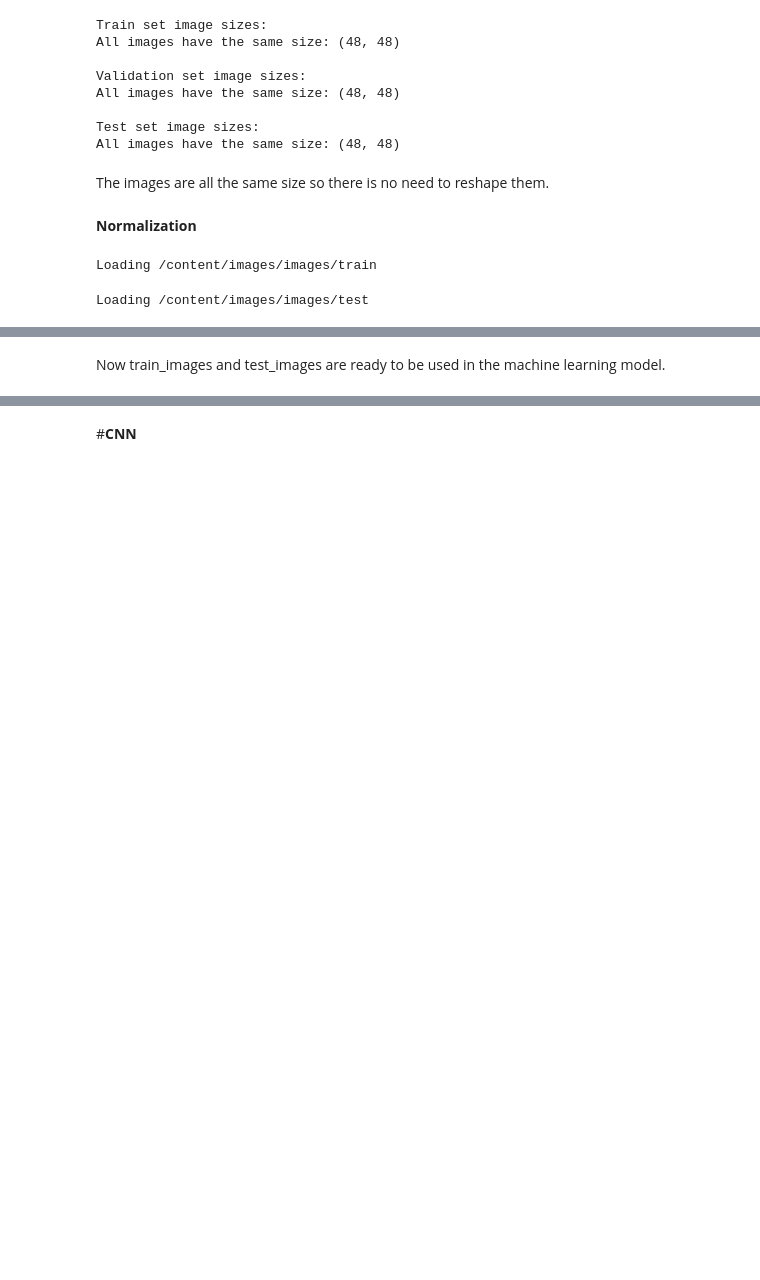
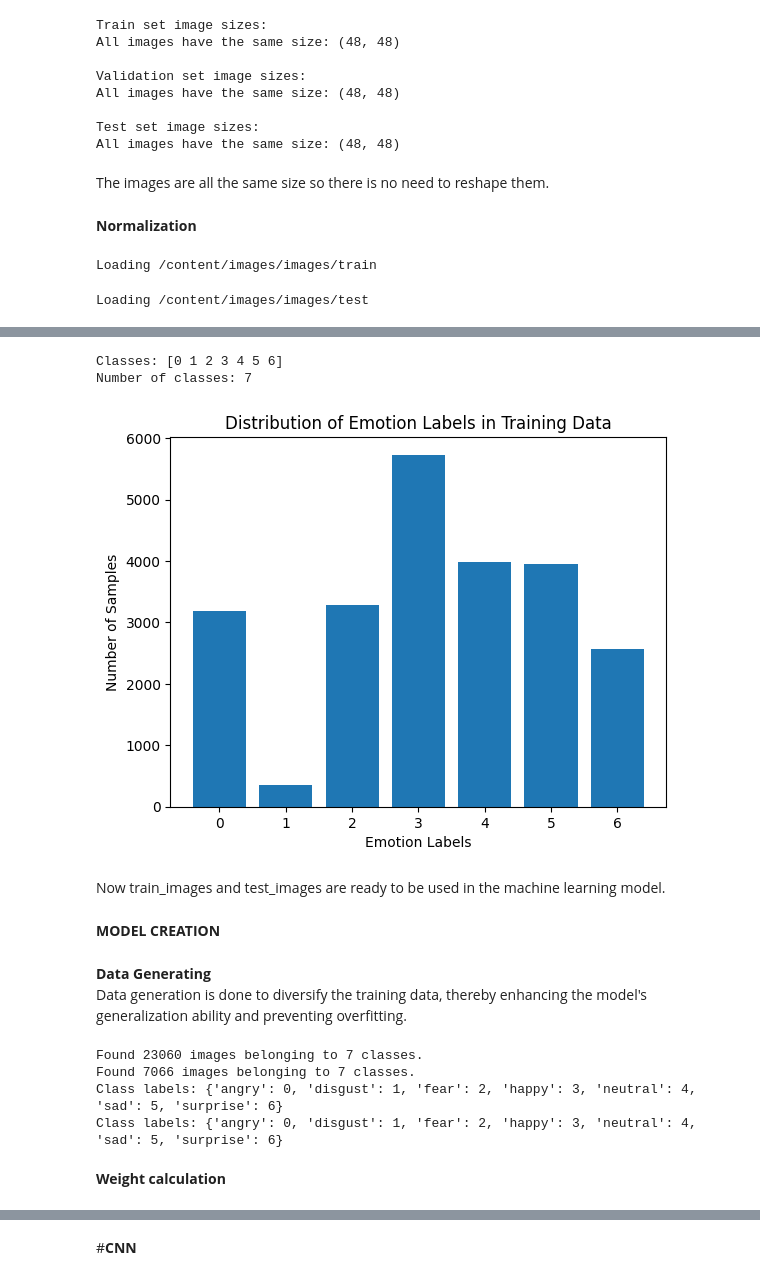
Before and after one commit to SefiyeArican/Face-expression-recognition, a Jupyter notebook: Face_expression_recognition.ipynb, the cells around one changed output, grey strips where cells are left out. Cells and saved outputs as stored; diff of their text form; code cells hidden in the pictures; blank space fills up the shorter version.

```diff
--- a/Face_expression_recognition.ipynb
+++ b/Face_expression_recognition.ipynb
@@ -505,2 +509,74 @@ Loading /content/images/images/test
+# %%
+from keras.utils import to_categorical
+from sklearn import preprocessing
+import matplotlib.pyplot as plt
+
+# Encode labels and create classes
+le = preprocessing.LabelEncoder()
+le.fit(train_labels) # Use 'train_labels' instead of 'trainLabel'
+print("Classes: " + str(le.classes_))
+encodeTrainLabels = le.transform(train_labels) # Use 'train_labels' instead of 'trainLabel'
+
+# Convert labels to one-hot encoding
+clearTrainLabel = to_categorical(encodeTrainLabels)
+num_classes = clearTrainLabel.shape[1]
+print("Number of classes: " + str(num_classes))
+
+# Plot of label types numbers
+plt.bar(le.classes_, np.bincount(encodeTrainLabels)) # Use a bar plot to show count of each label
+plt.xlabel('Emotion Labels')
+plt.ylabel('Number of Samples')
+plt.title('Distribution of Emotion Labels in Training Data')
+plt.show()
+# %% [output]
+Classes: [0 1 2 3 4 5 6]
+Number of classes: 7
+[figure, added]
 # %% [markdown]
 Now train_images and test_images are ready to be used in the machine learning model.
+# %% [markdown]
+**MODEL CREATION**
+# %% [markdown]
+**Data Generating**<br>
+Data generation is done to diversify the training data, thereby enhancing the model's generalization ability and preventing overfitting.
+# %%
+from tensorflow.keras.preprocessing.image import ImageDataGenerator
+
+# Data augmentation and normalization for training
+train_datagen = ImageDataGenerator(
+    rescale=1./255,
+    shear_range=0.2,
+    zoom_range=0.2,
+    horizontal_flip=True
+)
+
+# Normalization for validation (or test) data
+test_datagen = ImageDataGenerator(rescale=1./255)
+
+# Assuming your training data is in 'train_dir' and validation data is in 'val_dir'
+train_generator = train_datagen.flow_from_directory(
+    '/content/images/images/train',
+    target_size=(150, 150),
+    batch_size=32,
+    class_mode='binary'
+)
+
+validation_generator = test_datagen.flow_from_directory(
+    '/content/images/images/validation',
+    target_size=(150, 150),
+    batch_size=32,
+    class_mode='binary'
+)
+
+class_labels = train_generator.class_indices
+print("Class labels:", class_labels)
+
+class_labels = validation_generator.class_indices
+print("Class labels:", class_labels)
+# %% [output]
+Found 23060 images belonging to 7 classes.
+Found 7066 images belonging to 7 classes.
+Class labels: {'angry': 0, 'disgust': 1, 'fear': 2, 'happy': 3, 'neutral': 4, 'sad': 5, 'surprise': 6}
+Class labels: {'angry': 0, 'disgust': 1, 'fear': 2, 'happy': 3, 'neutral': 4, 'sad': 5, 'surprise': 6}
+# %% [markdown]
+**Weight calculation**
```
Also changed, not shown: parts of 8 cells of this notebook.
